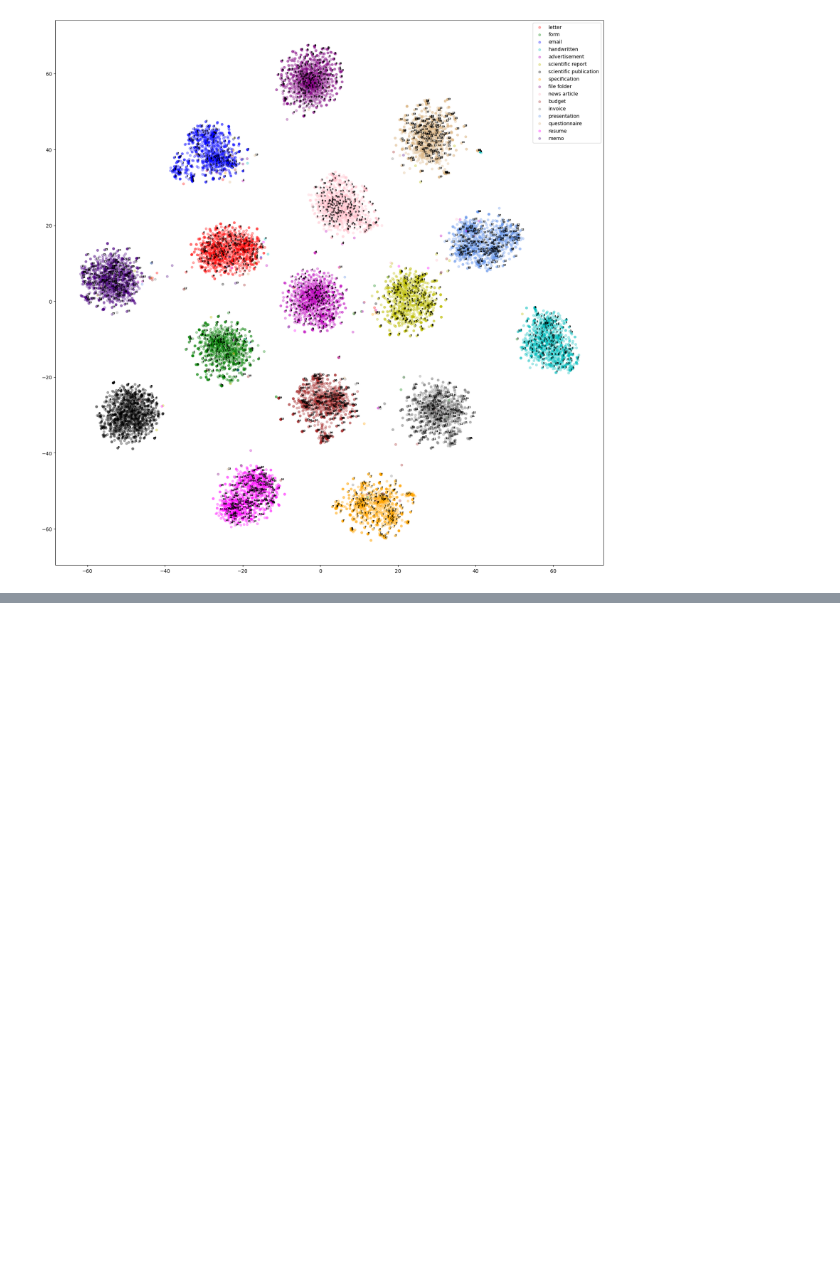
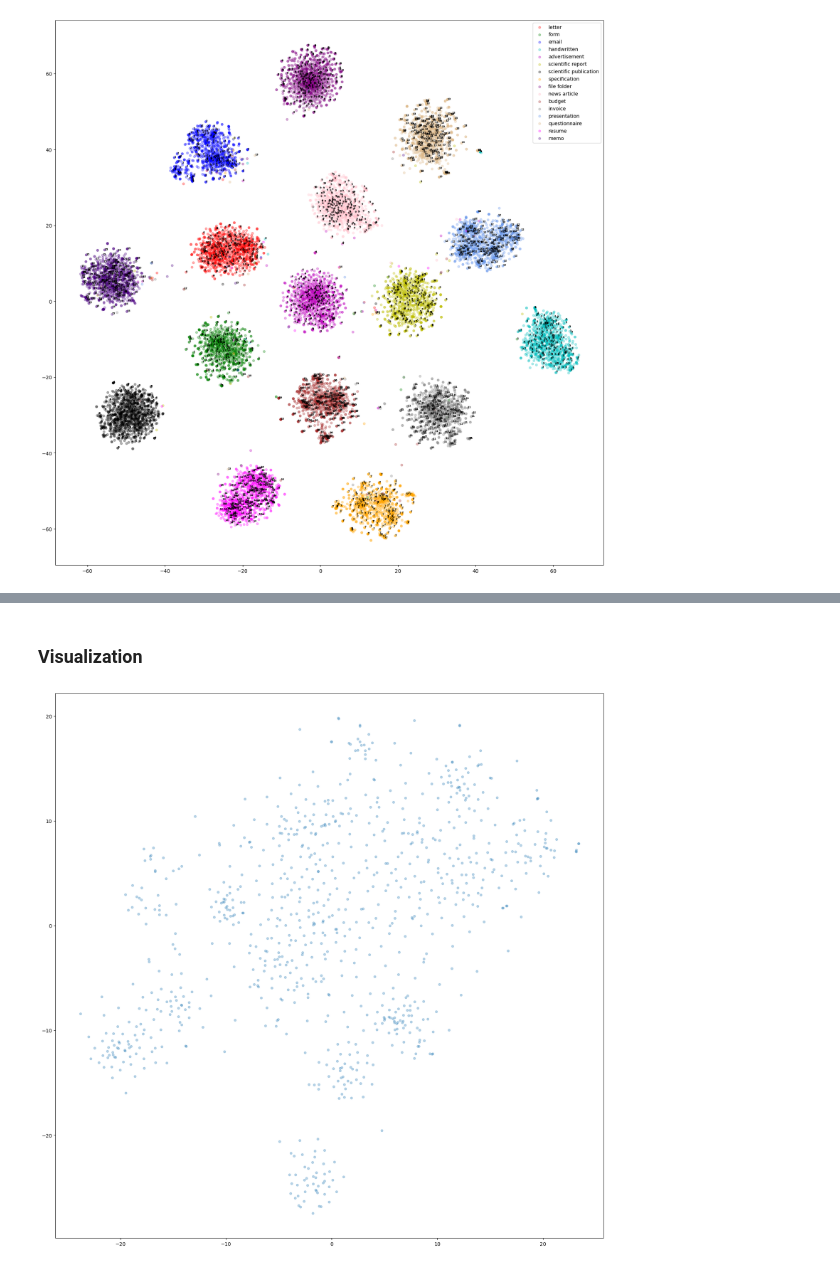
Before and after one commit to RishiDarkDevil/Document-Classification, a Jupyter notebook: ResNet-VGG-Inception-4Piece-PCA-Embed-Viz.ipynb, the cells around one changed output, grey strips where cells are left out. Cells and saved outputs as stored; diff of their text form; code cells hidden in the pictures; blank space fills up the shorter version.

```diff
--- a/ResNet-VGG-Inception-4Piece-PCA-Embed-Viz.ipynb
+++ b/ResNet-VGG-Inception-4Piece-PCA-Embed-Viz.ipynb
@@ -316,0 +378,7 @@ plt.show()
+# %%
+fine_tune_data_validation_red_inception_resnet = np.zeros((fine_tune_data_validation_inception_resnet.shape[0], 5, N_COMPS_3))
+for i in range(5):
+    fine_tune_data_validation_red_inception_resnet[:,i,:] = pcas_inception_resnet[i].transform(fine_tune_data_validation_inception_resnet[:,i,:])
+fine_tune_data_validation_inception_resnet = fine_tune_data_validation_red_inception_resnet
+del fine_tune_data_validation_red_inception_resnet
+fine_tune_data_validation_inception_resnet.shape
@@ -316,0 +387,3 @@ plt.show()
+# %%
+fine_tune_data_validation = np.concatenate([fine_tune_data_validation_resnet, fine_tune_data_validation_vgg, fine_tune_data_validation_inception_resnet], axis=-1)
+fine_tune_data_validation.shape
@@ -316,0 +392,3 @@ plt.show()
+# %%
+valid_viz = model2.predict(fine_tune_data_validation)
+valid_viz.shape
@@ -316,0 +400,5 @@ plt.show()
+# %% [markdown]
+### Visualization
+# %%
+tsne = TSNE(n_components=2, learning_rate="auto", random_state=43, init="random")
+tsne_embd = tsne.fit_transform(valid_viz)
@@ -316,0 +408,6 @@ plt.show()
+# %%
+plt.figure(figsize=(20, 20))
+plt.scatter(tsne_embd[:,0], tsne_embd[:,1], s=20, alpha=0.3)
+plt.show()
+# %% [output]
+[figure, added]
```
Also changed, not shown: parts of 74 cells of this notebook, 1 other file.
